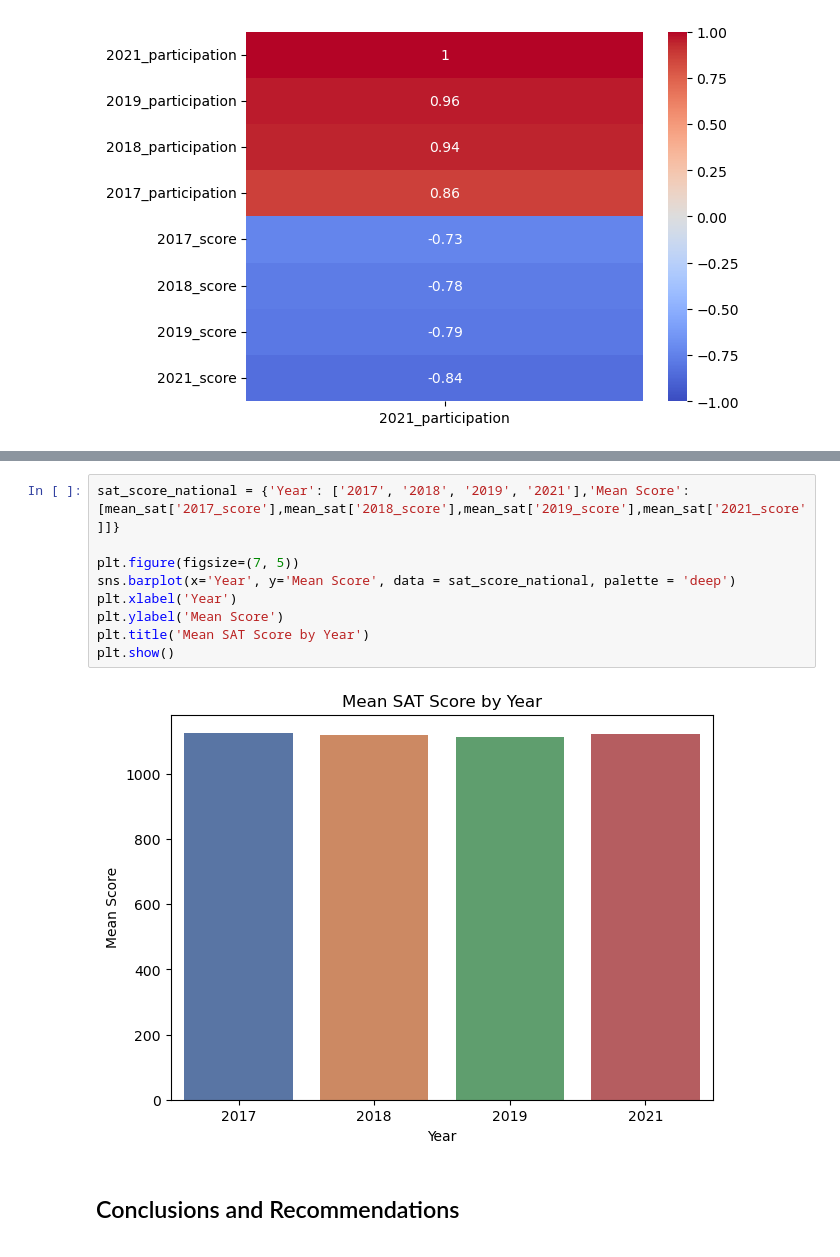
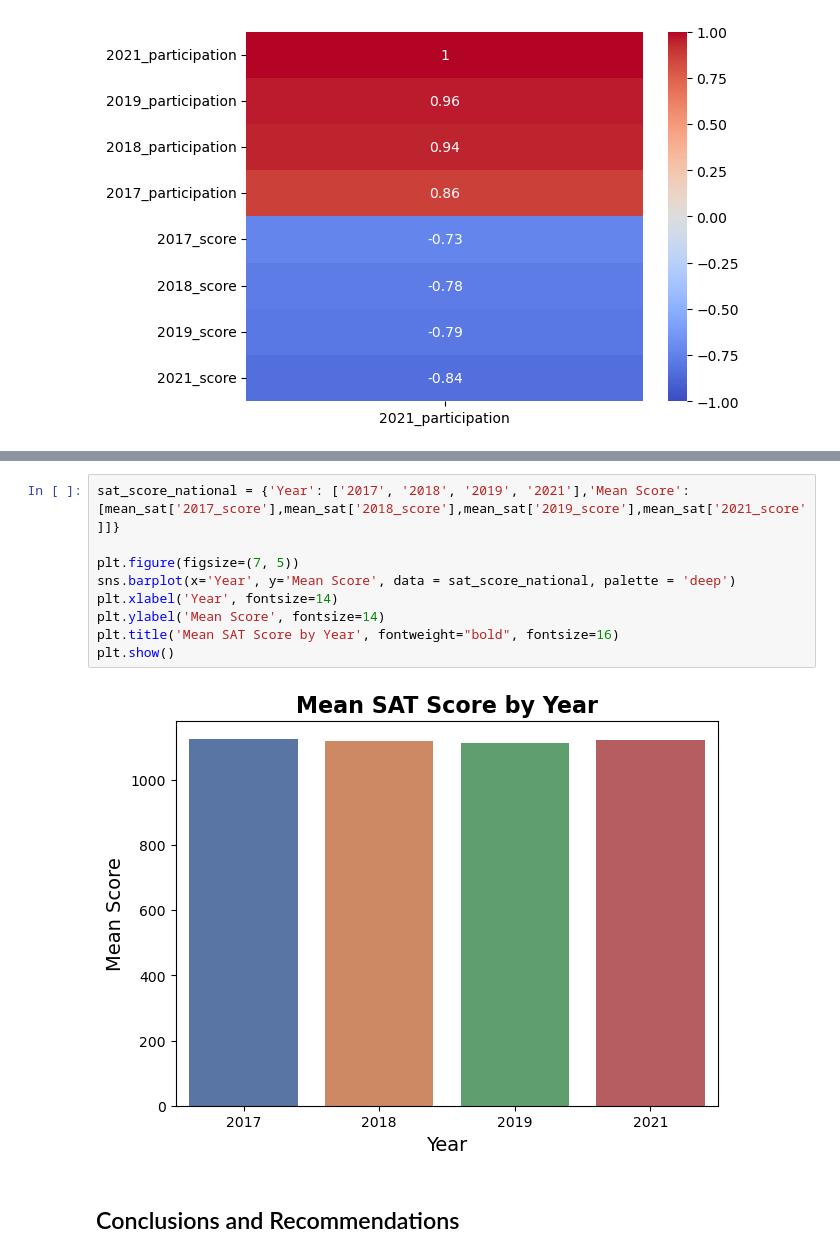
Before and after one commit to argishtiovsepyan/Standardized_Test_Analysis, a Jupyter notebook: code/argishti_project_1.ipynb, the cells around one changed output, grey strips where cells are left out. Drawn from its saved outputs; the diff is of its cells as text.

```diff
--- a/code/argishti_project_1.ipynb
+++ b/code/argishti_project_1.ipynb
@@ -834,14 +834,14 @@ plt.show()
 # %%
 sat_score_national = {'Year': ['2017', '2018', '2019', '2021'],'Mean Score': [mean_sat['2017_score'],mean_sat['2018_score'],mean_sat['2019_score'],mean_sat['2021_score']]}
 
 plt.figure(figsize=(7, 5))
 sns.barplot(x='Year', y='Mean Score', data = sat_score_national, palette = 'deep')
-plt.xlabel('Year')
-plt.ylabel('Mean Score')
-plt.title('Mean SAT Score by Year')
+plt.xlabel('Year', fontsize=14)
+plt.ylabel('Mean Score', fontsize=14)
+plt.title('Mean SAT Score by Year', fontweight="bold", fontsize=16)
 plt.show()
 # %% [output]
-[figure, old version]
+[figure, new version]
 # %% [markdown]
 ## Conclusions and Recommendations
 # %% [markdown]
```
Also changed, not shown: parts of 5 cells of this notebook.
